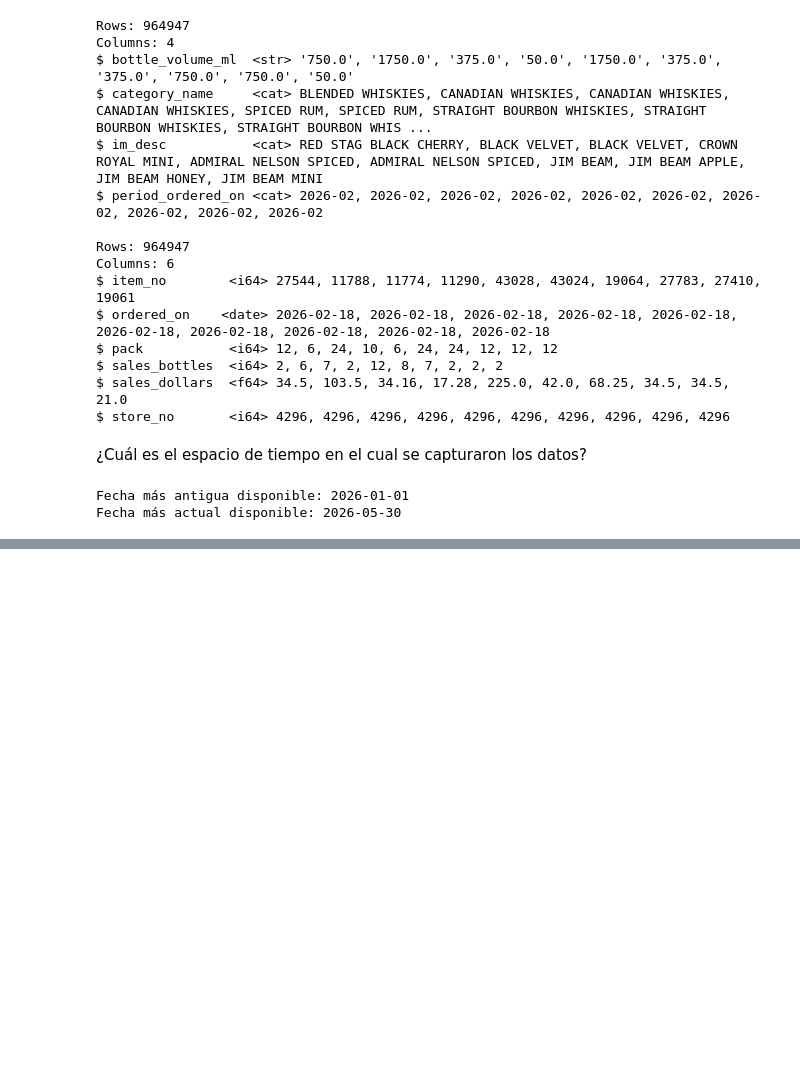
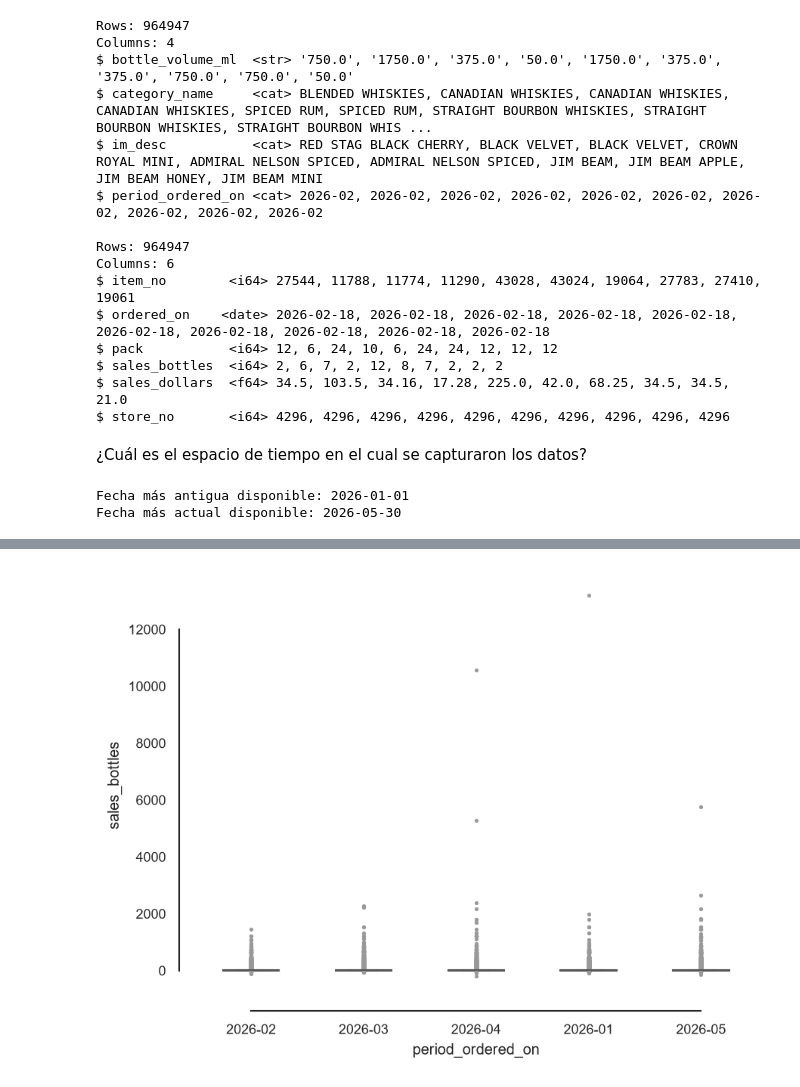
Before and after one commit to charliebrown007/Proyecto_UCB_2da_fase, a Jupyter notebook: 03_scripts/s_04_Fase_02.ipynb, the cells around one changed output, grey strips where cells are left out. Cells and saved outputs as stored; diff of their text form; code cells hidden in the pictures; blank space fills up the shorter version.

```diff
--- a/03_scripts/s_04_Fase_02.ipynb
+++ b/03_scripts/s_04_Fase_02.ipynb
@@ -217,0 +358,23 @@ Fecha más actual disponible: 2026-05-30
+# %%
+import seaborn as sns
+from matplotlib import ticker
+
+sns.set_theme( context = 'paper', style = 'white')
+
+
+sns.boxplot(
+    data = df_01,
+    x = 'period_ordered_on',
+    y = 'sales_bottles',
+    color = '#DCDCDC',
+    linecolor = '#555555',
+    fliersize = 2.5,
+    flierprops = {'markerfacecolor': '#999999', 'markeredgecolor': 'none'},
+    width = 0.5
+)
+
+
+
+sns.despine(offset=10, trim=True)
+# %% [output]
+[figure, added]
```
Also changed, not shown: parts of 11 cells of this notebook, 1 other file.
